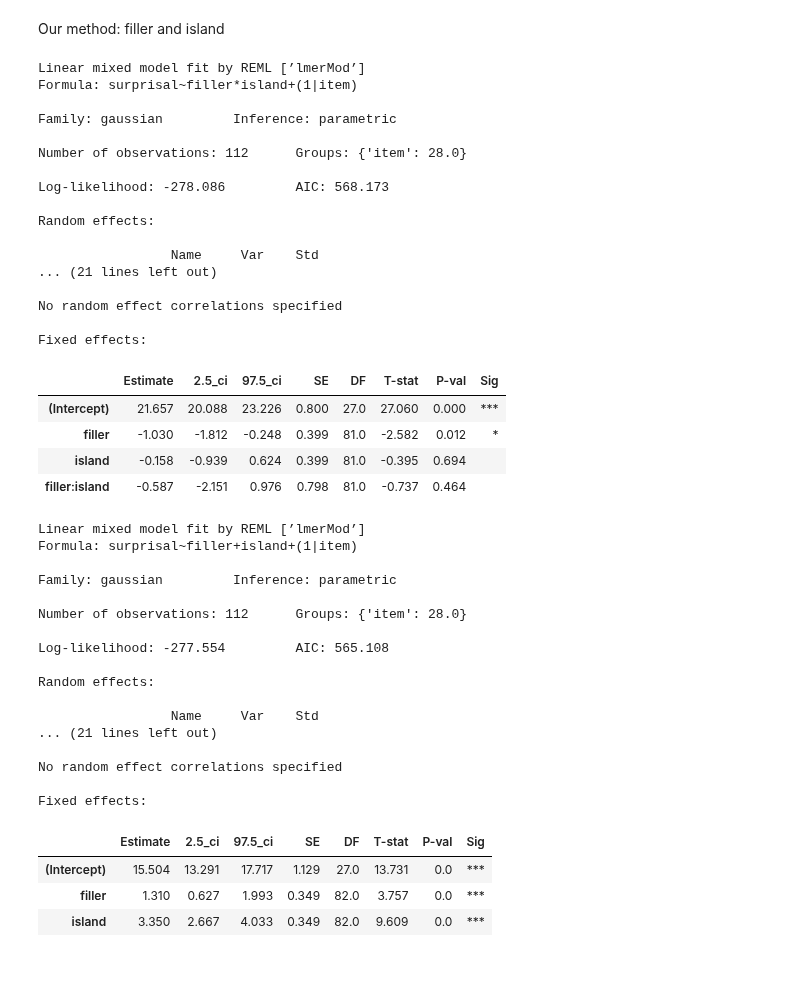
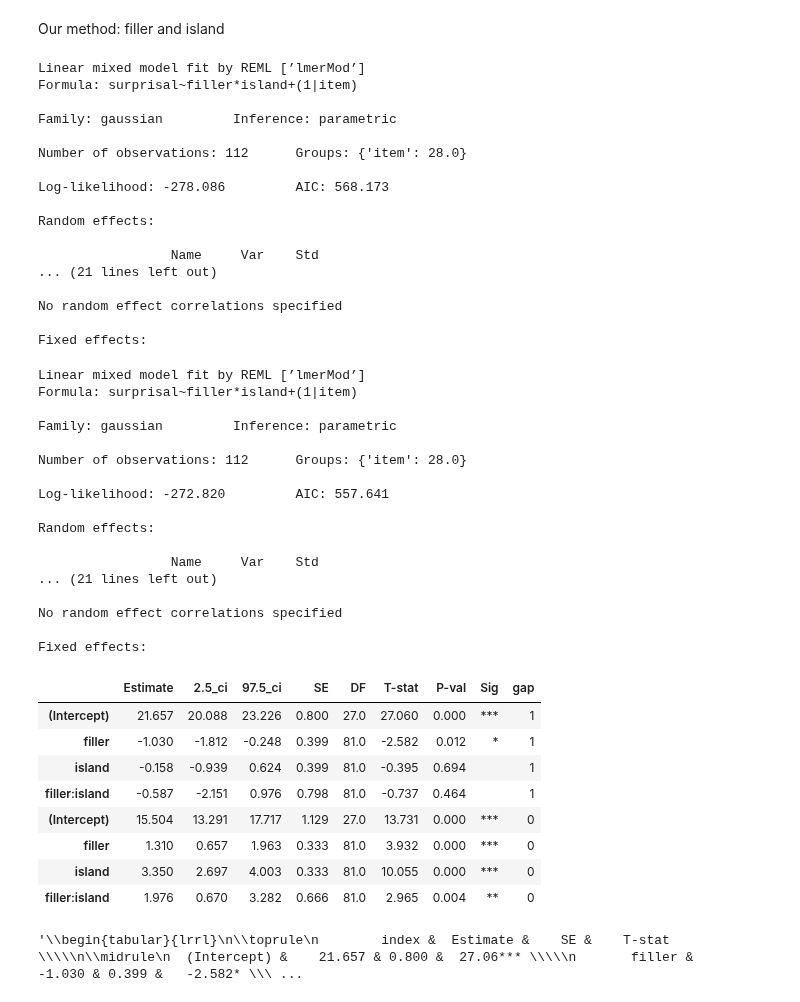
Before and after one commit to umd-psycholing/lm-syntactic-generalization, a Jupyter notebook: comparison_wilcox.ipynb, the cells around one changed output. Drawn from its saved outputs; the diff is of its cells as text; code cells hidden in the pictures; blank space fills up the shorter version.

```diff
--- a/comparison_wilcox.ipynb
+++ b/comparison_wilcox.ipynb
@@ -372,7 +384,8 @@ no_gap = grnn[grnn['gap'] == 0]
 formula = "surprisal ~ filler * island + (1 | item)"
 model = Lmer(formula, data = gap)
 model.fit()
-model.summary()
+gap_summary = model.summary()
+gap_summary['gap'] = 1
 # %% [output]
 Linear mixed model fit by REML [’lmerMod’]
 Formula: surprisal~filler*island+(1|item)
@@ -391,25 +404,21 @@ Random effects:
 No random effect correlations specified
 
 Fixed effects:
-|  | Estimate | 2.5_ci | 97.5_ci | SE | DF | T-stat | P-val | Sig |
-| (Intercept) | 21.657 | 20.088 | 23.226 | 0.800 | 27.0 | 27.060 | 0.000 | *** |
-| filler | -1.030 | -1.812 | -0.248 | 0.399 | 81.0 | -2.582 | 0.012 | * |
-| island | -0.158 | -0.939 | 0.624 | 0.399 | 81.0 | -0.395 | 0.694 |  |
-| filler:island | -0.587 | -2.151 | 0.976 | 0.798 | 81.0 | -0.737 | 0.464 |  |
 # %%
-formula = "surprisal ~ filler + island +(1 | item)"
+formula = "surprisal ~ filler * island +(1 | item)"
 model = Lmer(formula, data = no_gap)
 model.fit()
-model.summary()
+nogap_summary = model.summary()
+nogap_summary['gap'] = 0
 # %% [output]
 Linear mixed model fit by REML [’lmerMod’]
-Formula: surprisal~filler+island+(1|item)
+Formula: surprisal~filler*island+(1|item)
 
 Family: gaussian         Inference: parametric
 
 Number of observations: 112      Groups: {'item': 28.0}
 
-Log-likelihood: -277.554         AIC: 565.108
+Log-likelihood: -272.820         AIC: 557.641
 
 Random effects:
 
@@ -419,7 +428,26 @@ Random effects:
 No random effect correlations specified
 
 Fixed effects:
-|  | Estimate | 2.5_ci | 97.5_ci | SE | DF | T-stat | P-val | Sig |
-| (Intercept) | 15.504 | 13.291 | 17.717 | 1.129 | 27.0 | 13.731 | 0.0 | *** |
-| filler | 1.310 | 0.627 | 1.993 | 0.349 | 82.0 | 3.757 | 0.0 | *** |
-| island | 3.350 | 2.667 | 4.033 | 0.349 | 82.0 | 9.609 | 0.0 | *** |
+# %%
+wh_movement_effects = pd.concat([gap_summary, nogap_summary])
+wh_movement_effects
+# %% [output]
+|  | Estimate | 2.5_ci | 97.5_ci | SE | DF | T-stat | P-val | Sig | gap |
+| (Intercept) | 21.657 | 20.088 | 23.226 | 0.800 | 27.0 | 27.060 | 0.000 | *** | 1 |
+| filler | -1.030 | -1.812 | -0.248 | 0.399 | 81.0 | -2.582 | 0.012 | * | 1 |
+| island | -0.158 | -0.939 | 0.624 | 0.399 | 81.0 | -0.395 | 0.694 |  | 1 |
+| filler:island | -0.587 | -2.151 | 0.976 | 0.798 | 81.0 | -0.737 | 0.464 |  | 1 |
+| (Intercept) | 15.504 | 13.291 | 17.717 | 1.129 | 27.0 | 13.731 | 0.000 | *** | 0 |
+| filler | 1.310 | 0.657 | 1.963 | 0.333 | 81.0 | 3.932 | 0.000 | *** | 0 |
+| island | 3.350 | 2.697 | 4.003 | 0.333 | 81.0 | 10.055 | 0.000 | *** | 0 |
+| filler:island | 1.976 | 0.670 | 3.282 | 0.666 | 81.0 | 2.965 | 0.004 | ** | 0 |
+# %%
+def format_for_latex(df):
+    df['gap'] = df['gap'].apply(format_gap)
+    df['T-stat'] = df['T-stat'].map(str) + df['Sig']
+    df = df[["index", 'Estimate', "SE", 'T-stat']]
+    return df.to_latex(float_format="%.3f", index = False)
+
+format_for_latex(wh_movement_effects.reset_index())
+# %% [output]
+'\\begin{tabular}{lrrl}\n\\toprule\n        index &  Estimate &    SE &    T-stat \\\\\n\\midrule\n  (Intercept) &    21.657 & 0.800 &  27.06*** \\\\\n       filler &    -1.030 & 0.399 &   -2.582* \\\ ...
```
Also changed, not shown: parts of 7 cells of this notebook, 11 other files.
